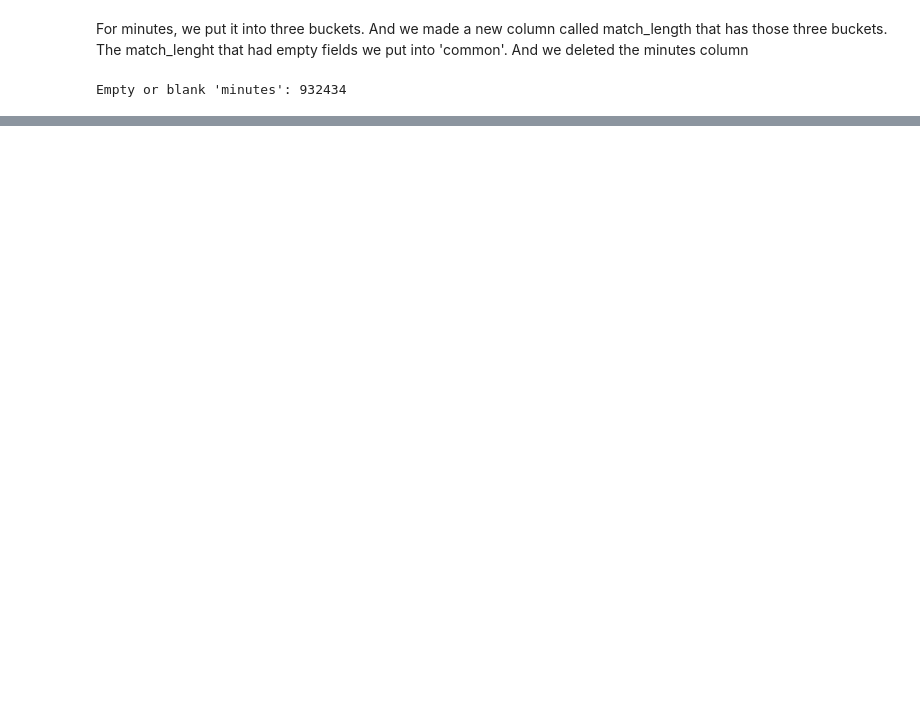
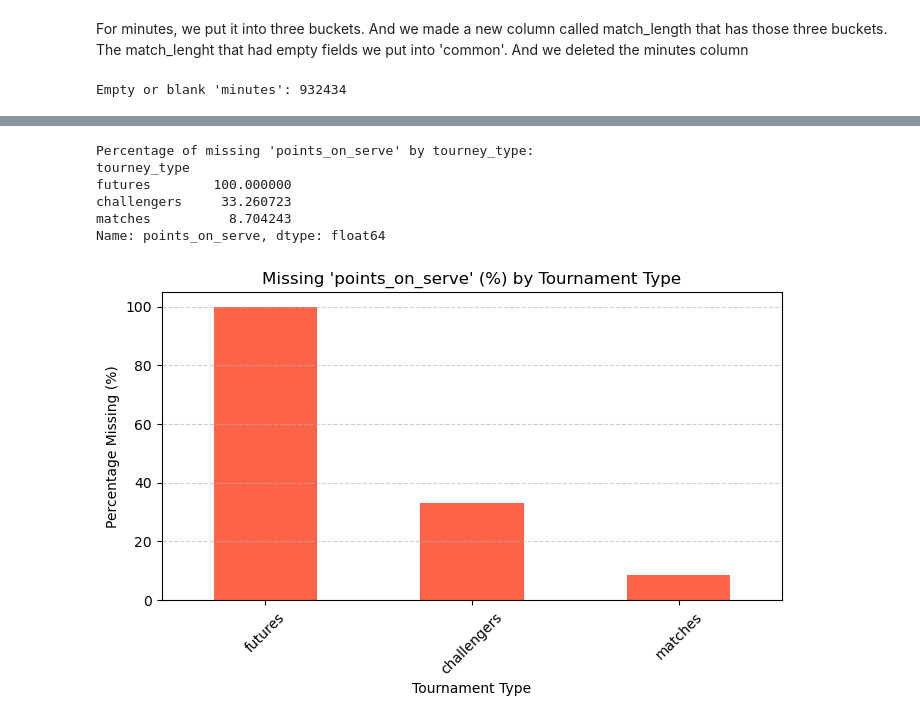
Before and after one commit to GolbertCeitaPages/CMI-DataScience-Project, a Jupyter notebook: preproccesing_tennis.ipynb, the cells around one changed output, grey strips where cells are left out. Saved outputs shown, nothing was run; the diff lists cells and outputs as text; code cells hidden in the pictures; blank space fills up the shorter version.

```diff
--- a/preproccesing_tennis.ipynb
+++ b/preproccesing_tennis.ipynb
@@ -203,0 +250,16 @@ Name: count, dtype: int64
+# %%
+# Calculate means player rank
+rank_mean = df["player_rank"].mean()
+rank_points_mean = df["player_rank_points"].mean()
+
+df["player_rank"] = df["player_rank"].fillna(rank_mean).round(0).astype(int)
+df["player_rank_points"] = df["player_rank_points"].fillna(rank_points_mean).round(0).astype(int)
+# %%
+# Fill missing player_country with the most common country
+most_common_country = df["player_country"].mode()[0]
+df["player_country"] = df["player_country"].fillna(most_common_country)
+# %%
+
+# Fill missing surface with the most common surface
+most_common_surface = df["surface"].mode()[0]
+df["surface"] = df["surface"].fillna(most_common_surface)
@@ -203,0 +286,30 @@ Name: count, dtype: int64
+# %%
+# Choose one of the heavily-missing columns
+column_to_check = 'points_on_serve'
+
+# Calculate missing percentage per tourney_type
+missing_by_tourney = (
+    df.groupby('tourney_type')[column_to_check]
+      .apply(lambda x: x.isna().mean() * 100)
+      .sort_values(ascending=False)
+)
+
+print(f"Percentage of missing '{column_to_check}' by tourney_type:")
+print(missing_by_tourney)
+# %% [output]
+Percentage of missing 'points_on_serve' by tourney_type:
+tourney_type
+futures        100.000000
+challengers     33.260723
+matches          8.704243
+Name: points_on_serve, dtype: float64
+# %%
+missing_by_tourney.plot(kind='bar', color='tomato', figsize=(8,4))
+plt.title(f"Missing '{column_to_check}' (%) by Tournament Type")
+plt.ylabel("Percentage Missing (%)")
+plt.xlabel("Tournament Type")
+plt.xticks(rotation=45)
+plt.grid(axis='y', linestyle='--', alpha=0.6)
+plt.show()
+# %% [output]
+[figure, added]
```
Also changed, not shown: parts of 22 cells of this notebook.
